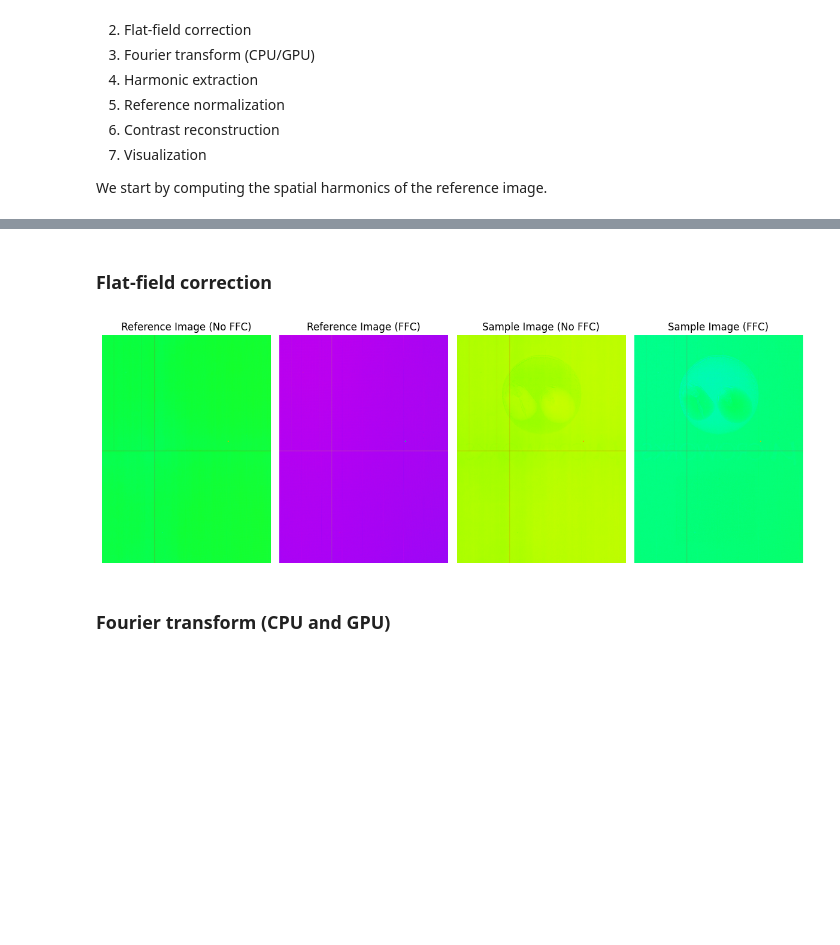
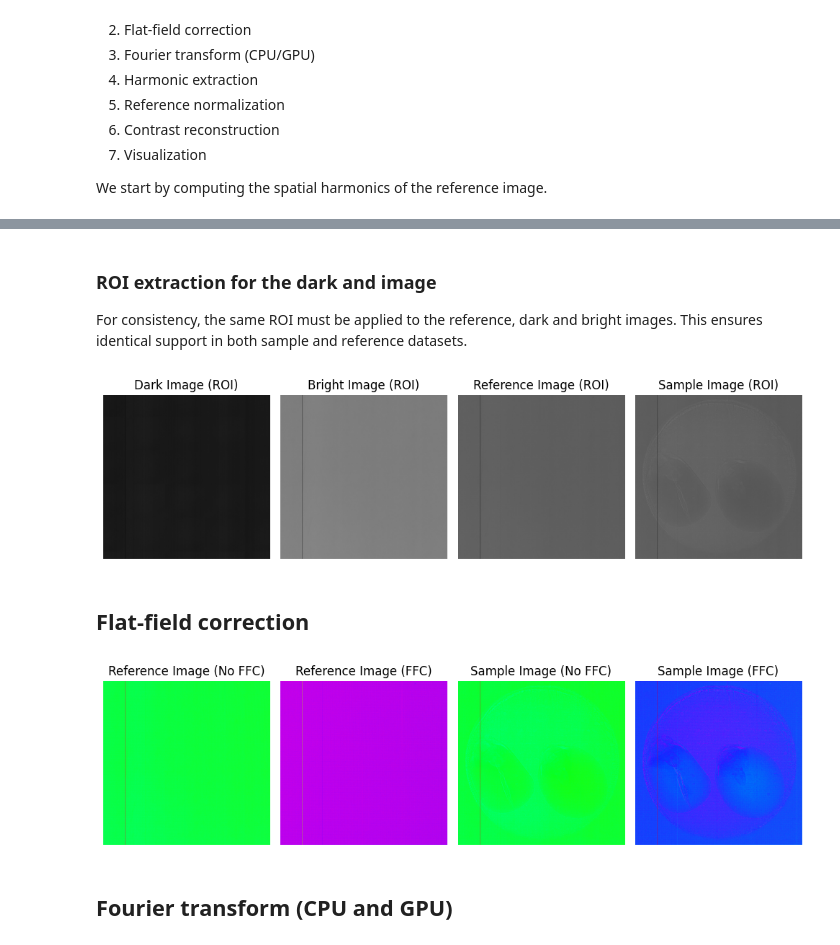
Before and after one commit to JLBeltran-IMAG/shimexpy, a Jupyter notebook: examples/workflow_example.ipynb, the cells around one changed output, grey strips where cells are left out. Cells and saved outputs as stored; diff of their text form; code cells hidden in the pictures; blank space fills up the shorter version.

```diff
--- a/examples/workflow_example.ipynb
+++ b/examples/workflow_example.ipynb
@@ -123,32 +151,71 @@ dark_img_roi = dark_img[y0:y1 , x0:x1]
+# %% [markdown]
+### ROI extraction for the dark and  image
+
+For consistency, the same ROI must be applied to the reference, dark and bright images. This ensures identical support in both sample and reference datasets.
+# %%
+from shimexpy import load_image
+
+fig1, axes = plt.subplots(1, 4, figsize=(10, 5))
+
+axes[0].imshow(dark_img_roi, cmap="gray")
+axes[0].set_title("Dark Image (ROI)")
+axes[0].axis("off")
+
+axes[1].imshow(bright_img_roi, cmap="gray")
+axes[1].set_title("Bright Image (ROI)")
+axes[1].axis("off")
+
+axes[2].imshow(reference_img_roi, cmap="gray")
+axes[2].set_title("Reference Image (ROI)")
+axes[2].axis("off")
+
+axes[3].imshow(sample_img_roi, cmap="gray")
+axes[3].set_title("Sample Image (ROI)")
+axes[3].axis("off")
+
+fig1.tight_layout()
+# %% [output]
+[figure, added]
 # %% [markdown]
-### Flat-field correction
+## Flat-field correction
 # %%
+# SHIMEXPY: main processing functions
+from shimexpy import ffc
+import time
+
+time0 = time.time()
 reference_ffc = ffc(reference_img_roi, dark_img_roi, bright_img_roi)
+time1 = time.time()
+t_ref_ffc = time1 - time0
+
+time0 = time.time()
 sample_ffc = ffc(sample_img_roi, dark_img_roi, bright_img_roi)
+time1 = time.time()
+t_smp_ffc = time1 - time0
 
-fig2, axes = plt.subplots(1, 4, figsize=(12, 5))
+fig2, axes = plt.subplots(1, 4, figsize=(10, 5))
 
 axes[0].imshow(reference_img_roi, cmap="hsv")
 axes[0].set_title("Reference Image (No FFC)")
 axes[0].axis("off")
 
 axes[1].imshow(reference_ffc, cmap="hsv")
 axes[1].set_title("Reference Image (FFC)")
 axes[1].axis("off")
 
 axes[2].imshow(sample_img_roi, cmap="hsv")
 axes[2].set_title("Sample Image (No FFC)")
 axes[2].axis("off")
 
 axes[3].imshow(sample_ffc, cmap="hsv")
 axes[3].set_title("Sample Image (FFC)")
 axes[3].axis("off")
 
 fig2.tight_layout()
 # %% [output]
-[figure, old version]
+[figure, new version]
 # %% [markdown]
-### Fourier transform (CPU and GPU)
+## Fourier transform (CPU and GPU)
 # %%
 from shimexpy import shi_fft, shi_fft_cpu, shi_fft_gpu
 import time
```
Also changed, not shown: parts of 33 cells of this notebook, 3 other files.
